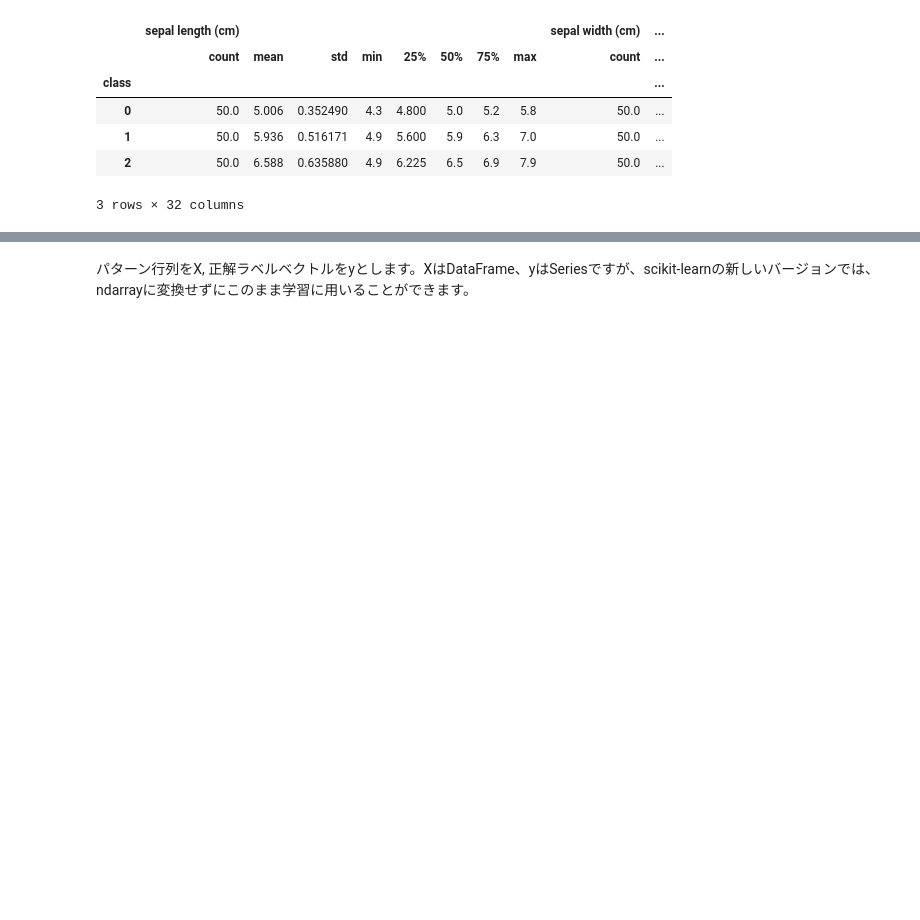
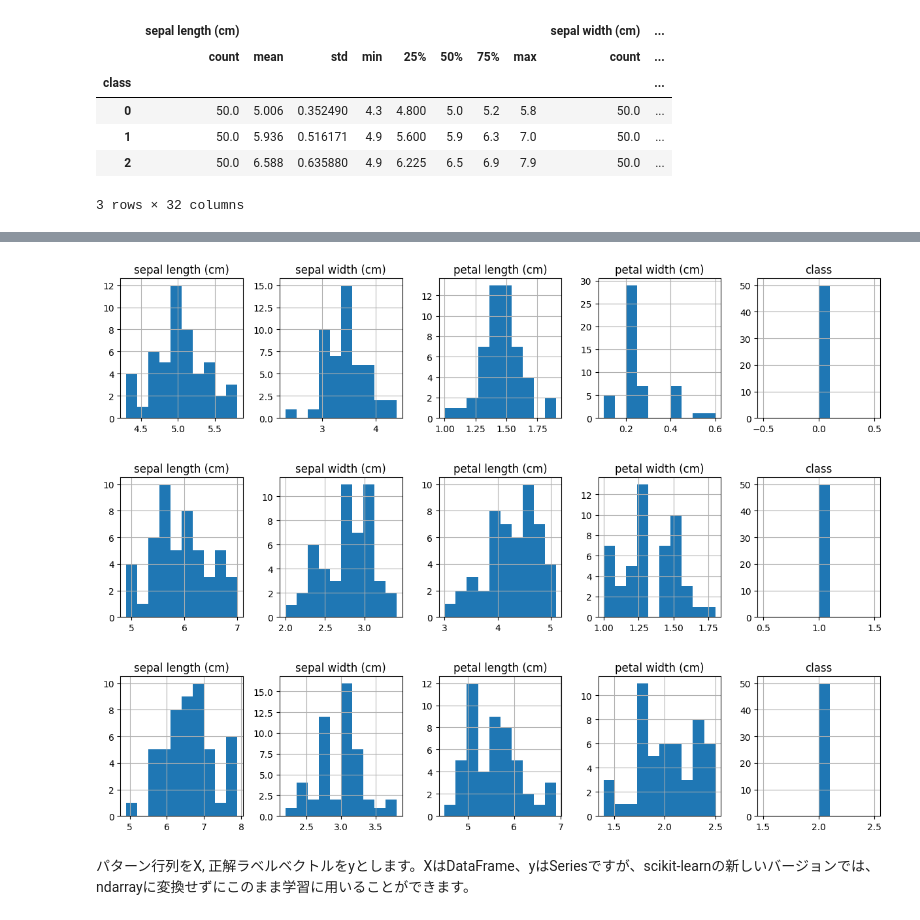
Before and after one commit to MasahiroAraki/MachineLearning, a Jupyter notebook: Python/chap05.ipynb, the cells around one changed output, grey strips where cells are left out. Cells and saved outputs as stored; diff of their text form; code cells hidden in the pictures; blank space fills up the shorter version.

```diff
--- a/Python/chap05.ipynb
+++ b/Python/chap05.ipynb
@@ -74,3 +63,10 @@ dtype: object
+# %%
+grouped.hist(figsize=(15,10), layout=(3,5))
+plt.show()
+# %% [output]
+[figure, added]
+[figure, added]
+[figure, added]
 # %% [markdown]
 パターン行列をX, 正解ラベルベクトルをyとします。XはDataFrame、yはSeriesですが、scikit-learnの新しいバージョンでは、ndarrayに変換せずにこのまま学習に用いることができます。
 # %%
```
Also changed, not shown: parts of 2 cells of this notebook.
